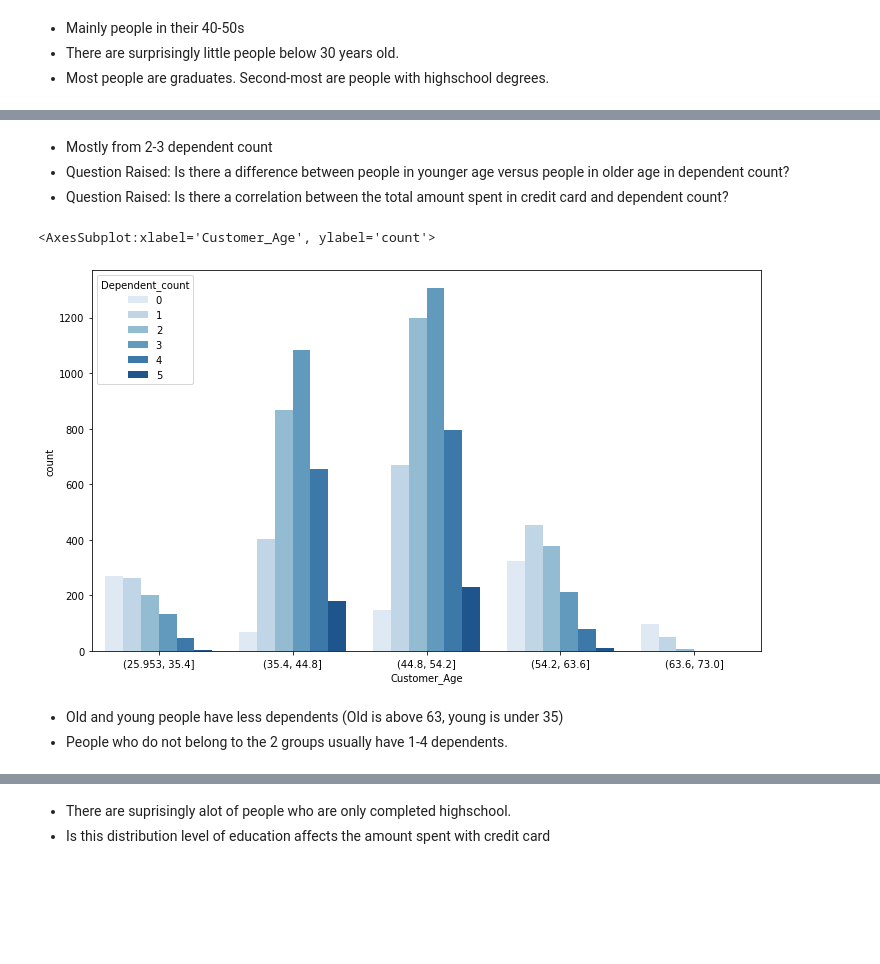
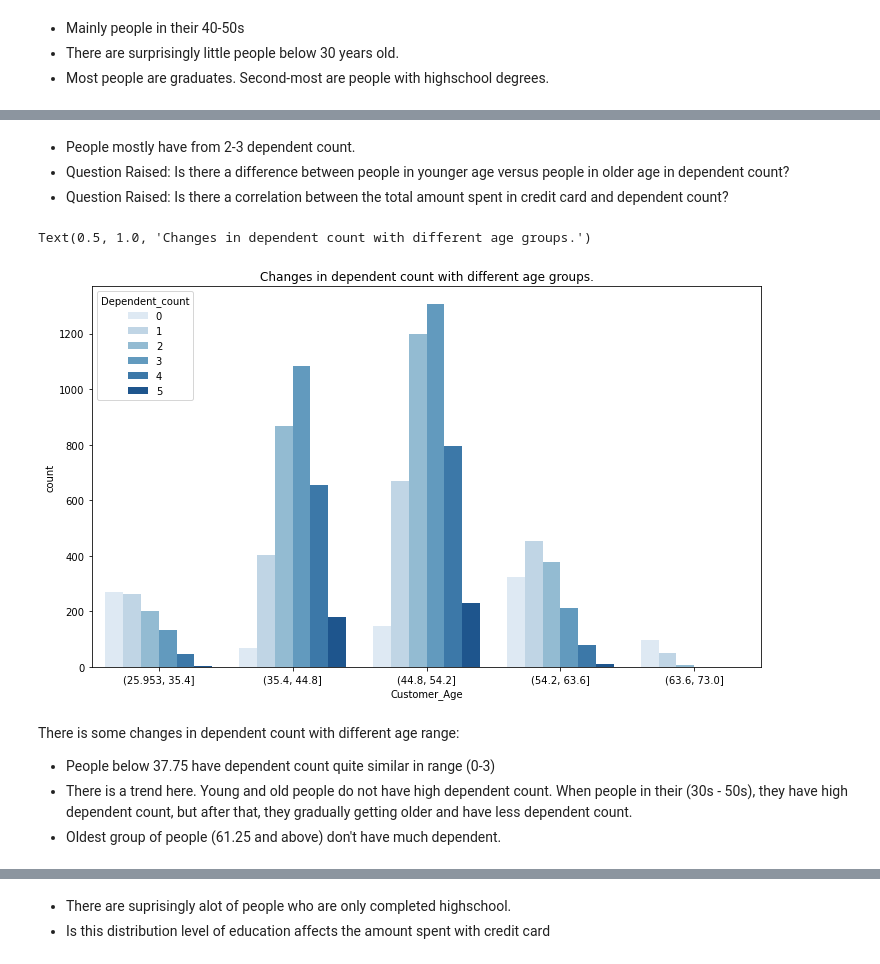
Before and after one commit to habuif/Credit_Card_Project, a Jupyter notebook: CVproject.ipynb, the cells around one changed output, grey strips where cells are left out. Saved outputs shown, nothing was run; the diff lists cells and outputs as text; code cells hidden in the pictures; blank space fills up the shorter version.

```diff
--- a/CVproject.ipynb
+++ b/CVproject.ipynb
@@ -211,13 +228,16 @@ plot_dist_features('Dependent_count')
 # %% [markdown]
-- Mostly from 2-3 dependent count
+- People mostly have from 2-3 dependent count.
 - Question Raised: Is there a difference between people in younger age versus people in older age in dependent count?
 - Question Raised: Is there a correlation between the total amount spent in credit card and dependent count?
 # %%
 plt.figure(figsize=(12,7))
 sns.countplot(data=data, x=pd.cut(data['Customer_Age'],bins=5),hue='Dependent_count',palette="Blues")
+plt.title('Changes in dependent count with different age groups.')
 # %% [output]
-<AxesSubplot:xlabel='Customer_Age', ylabel='count'>
+Text(0.5, 1.0, 'Changes in dependent count with different age groups.')
-[figure, old version]
+[figure, new version]
-# %% [markdown]
-- Old and young people have less dependents (Old is above 63, young is under 35)
-- People who do not belong to the 2 groups usually have 1-4 dependents.
+# %% [markdown]
+There is some changes in dependent count with different age range:
+- People below 37.75 have dependent count quite similar in range (0-3)
+- There is a trend here. Young and old people do not have high dependent count. When people in their (30s - 50s), they have high dependent count, but after that, they gradually getting older and have less dependent count.
+- Oldest group of people (61.25 and above) don't have much dependent.
```
Also changed, not shown: parts of 64 cells of this notebook, 3 other files.
